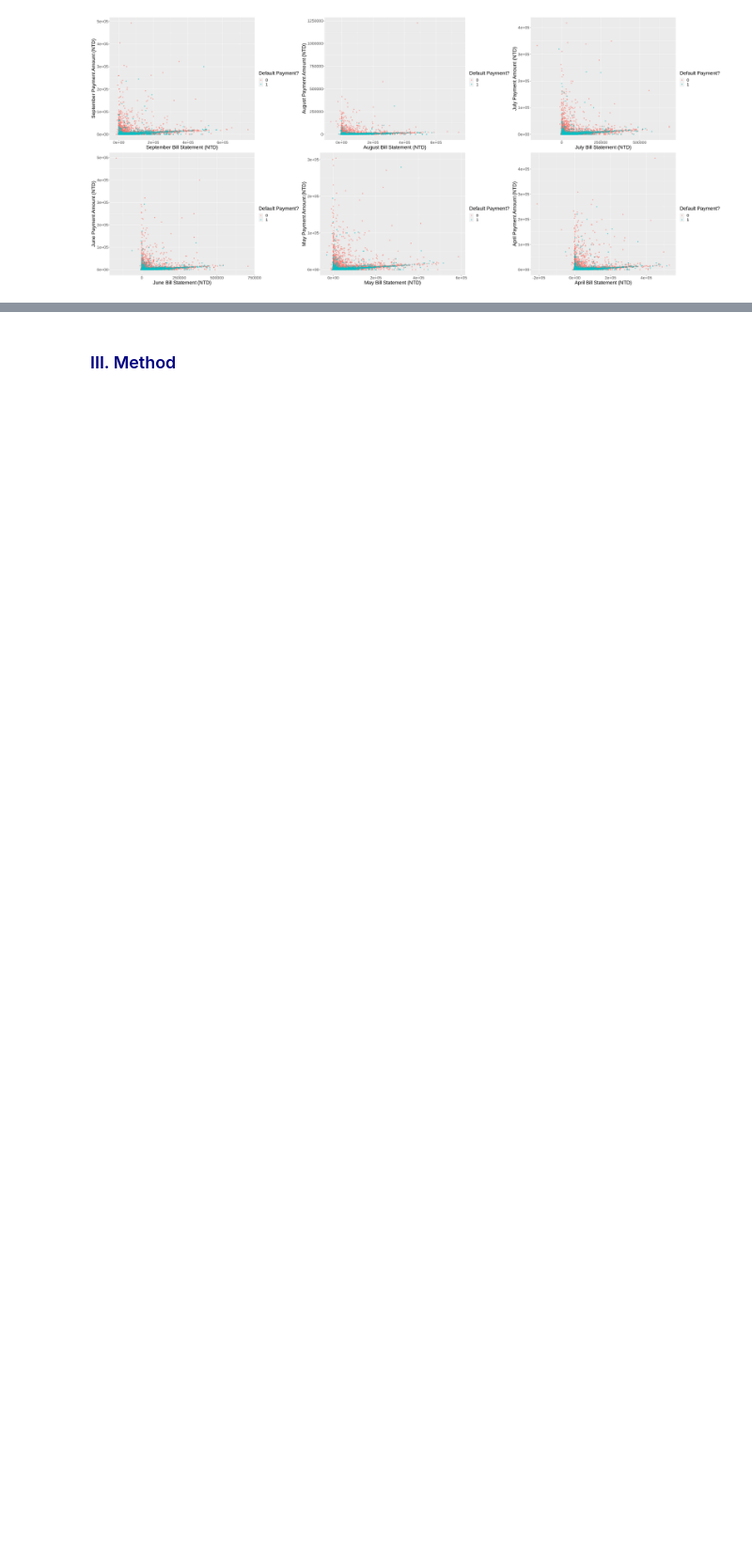
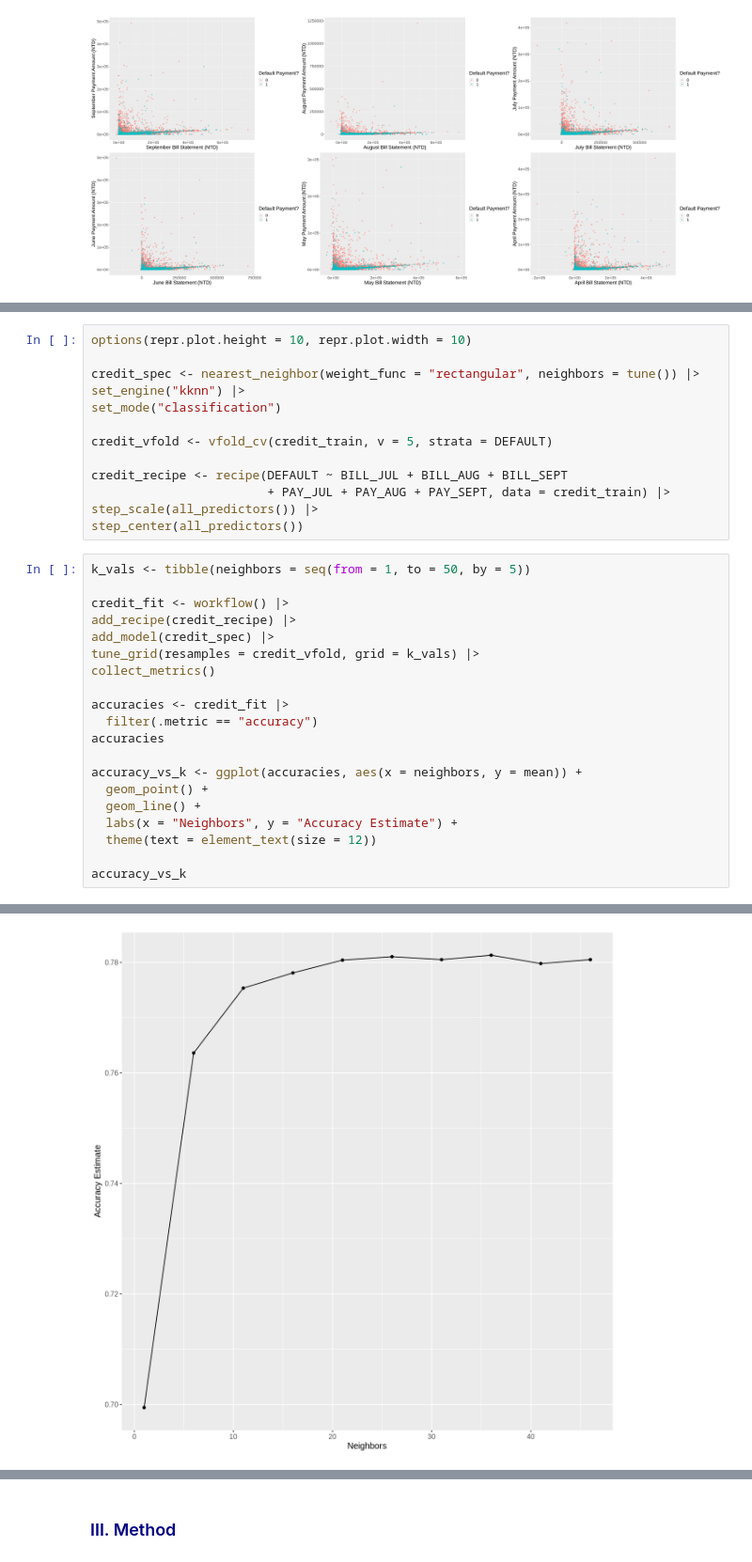
Before and after one commit to steph-feng/DSCI-100-Group-85, a Jupyter notebook: Code_Report.ipynb, the cells around one changed output, grey strips where cells are left out. Shown: that part at 94% size. Cells and saved outputs as stored; diff of their text form; blank space fills up the shorter version.

Commit message:
Added Classification Model

```diff
--- a/Code_Report.ipynb
+++ b/Code_Report.ipynb
@@ -256,0 +270,34 @@ plot_grid(sept_bill_vs_payment, aug_bill_vs_payment,
+# %%
+options(repr.plot.height = 10, repr.plot.width = 10)
+
+credit_spec <- nearest_neighbor(weight_func = "rectangular", neighbors = tune()) |>
+set_engine("kknn") |>
+set_mode("classification")
+
+credit_vfold <- vfold_cv(credit_train, v = 5, strata = DEFAULT)
+
+credit_recipe <- recipe(DEFAULT ~ BILL_JUL + BILL_AUG + BILL_SEPT
+                        + PAY_JUL + PAY_AUG + PAY_SEPT, data = credit_train) |>
+step_scale(all_predictors()) |>
+step_center(all_predictors())
+# %%
+k_vals <- tibble(neighbors = seq(from = 1, to = 50, by = 5))
+
+credit_fit <- workflow() |>
+add_recipe(credit_recipe) |>
+add_model(credit_spec) |>
+tune_grid(resamples = credit_vfold, grid = k_vals) |>
+collect_metrics()
+
+accuracies <- credit_fit |>
+  filter(.metric == "accuracy")
+accuracies
+
+accuracy_vs_k <- ggplot(accuracies, aes(x = neighbors, y = mean)) +
+  geom_point() +
+  geom_line() +
+  labs(x = "Neighbors", y = "Accuracy Estimate") +
+  theme(text = element_text(size = 12))
+
+accuracy_vs_k
+# %% [output]
@@ -256,0 +314 @@ plot_grid(sept_bill_vs_payment, aug_bill_vs_payment,
+[figure, added]
```
Also changed, not shown: parts of 6 cells of this notebook.
